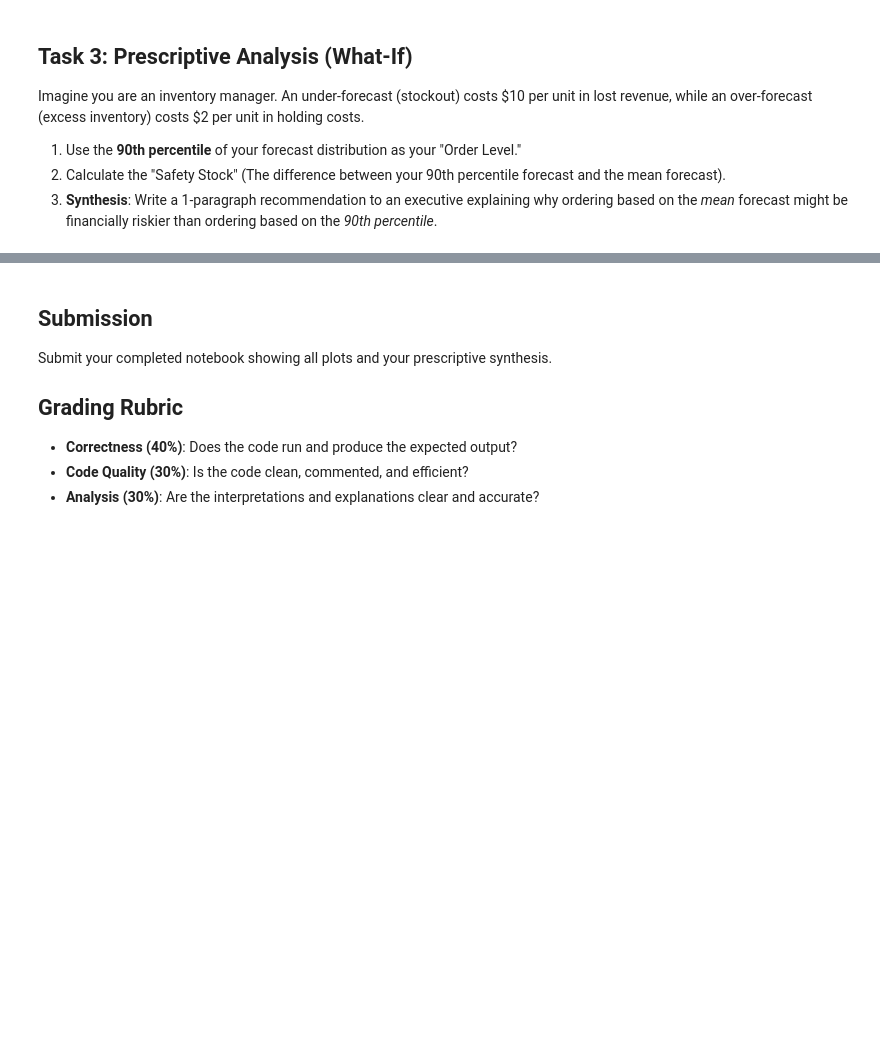
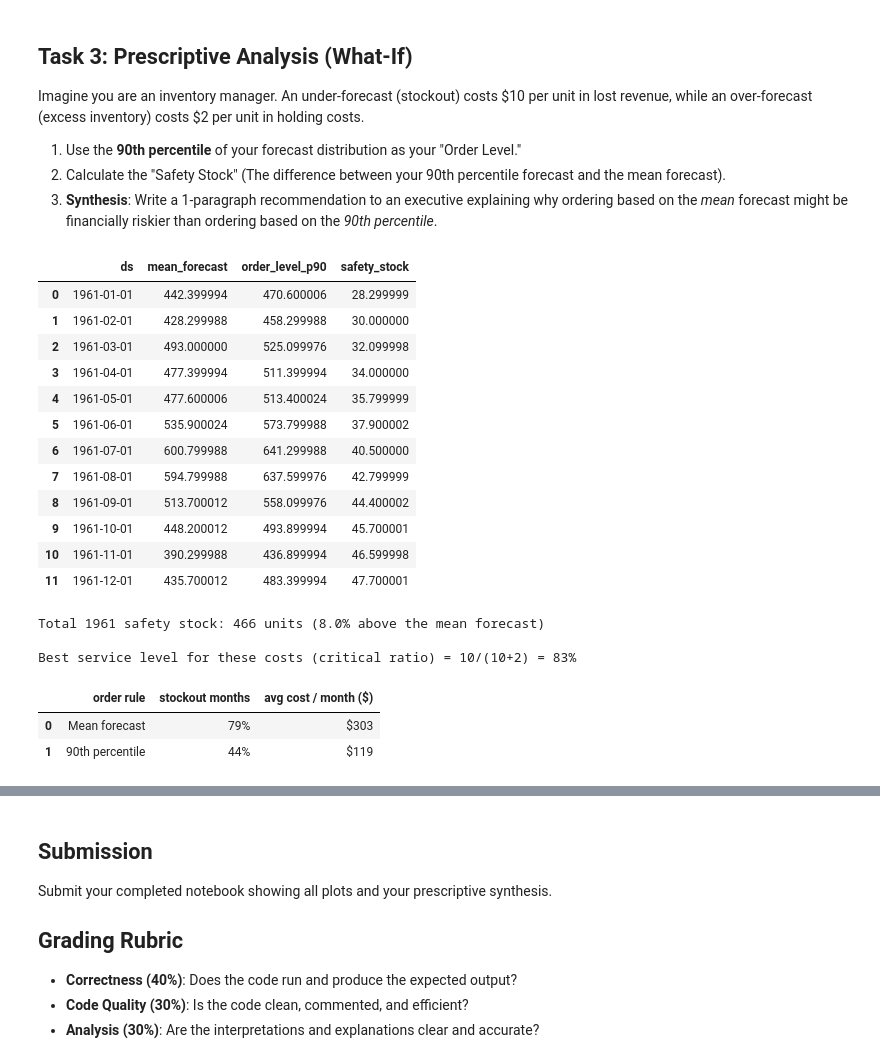
Before and after one commit to VickyGuo0907/DSE6230-forecasting-class-course-materials, a Jupyter notebook: assignments/week06_assignment.ipynb, the cells around one changed output, grey strips where cells are left out. Cells and saved outputs as stored; diff of their text form; code cells hidden in the pictures; blank space fills up the shorter version.

```diff
--- a/assignments/week06_assignment.ipynb
+++ b/assignments/week06_assignment.ipynb
@@ -47,3 +146,44 @@ Imagine you are an inventory manager. An under-forecast (stockout) costs \$10 pe
 3. **Synthesis**: Write a 1-paragraph recommendation to an executive explaining why ordering based on the *mean* forecast might be financially riskier than ordering based on the *90th percentile*.
 # %%
 # Your Code Here
+# Task 3: order level = 90th percentile, safety stock = P90 - mean
+# For a symmetric 80% interval, the upper bound IS the 90th percentile (10% of outcomes lie above it).
+plan = forecasts[["ds", "AutoETS", "AutoETS-hi-80"]].rename(columns={"AutoETS": "mean_forecast", "AutoETS-hi-80": "order_level_p90"})
+plan["safety_stock"] = plan["order_level_p90"] - plan["mean_forecast"]
+display(plan.round(1))
+print(f"Total 1961 safety stock: {plan['safety_stock'].sum():,.0f} units "
+      f"({plan['safety_stock'].sum() / plan['mean_forecast'].sum():.1%} above the mean forecast)")
+
+# What-if: replay both ordering rules on the Task 2 backtest (48 months with known actuals)
+COST_UNDER, COST_OVER = 10, 2          # $ per unit short (lost revenue) / per unit left over (holding)
+
+def cost(order, actual):
+    return COST_UNDER * np.maximum(actual - order, 0) + COST_OVER * np.maximum(order - actual, 0)
+
+whatif = pd.DataFrame({
+    "order rule": ["Mean forecast", "90th percentile"],
+    "stockout months": [(cv["y"] > cv["AutoETS"]).mean(), (cv["y"] > cv["AutoETS-hi-80"]).mean()],
+    "avg cost / month ($)": [cost(cv["AutoETS"], cv["y"]).mean(), cost(cv["AutoETS-hi-80"], cv["y"]).mean()],
+})
+print(f"\nBest service level for these costs (critical ratio) = {COST_UNDER}/({COST_UNDER}+{COST_OVER}) = {COST_UNDER/(COST_UNDER+COST_OVER):.0%}")
+whatif.style.format({"stockout months": "{:.0%}", "avg cost / month ($)": "${:,.0f}"})
+# %% [output]
+|  | ds | mean_forecast | order_level_p90 | safety_stock |
+| 0 | 1961-01-01 | 442.399994 | 470.600006 | 28.299999 |
+| 1 | 1961-02-01 | 428.299988 | 458.299988 | 30.000000 |
+| 2 | 1961-03-01 | 493.000000 | 525.099976 | 32.099998 |
+| 3 | 1961-04-01 | 477.399994 | 511.399994 | 34.000000 |
+| 4 | 1961-05-01 | 477.600006 | 513.400024 | 35.799999 |
+| 5 | 1961-06-01 | 535.900024 | 573.799988 | 37.900002 |
+| 6 | 1961-07-01 | 600.799988 | 641.299988 | 40.500000 |
+| 7 | 1961-08-01 | 594.799988 | 637.599976 | 42.799999 |
+| 8 | 1961-09-01 | 513.700012 | 558.099976 | 44.400002 |
+| 9 | 1961-10-01 | 448.200012 | 493.899994 | 45.700001 |
+| 10 | 1961-11-01 | 390.299988 | 436.899994 | 46.599998 |
+| 11 | 1961-12-01 | 435.700012 | 483.399994 | 47.700001 |
+Total 1961 safety stock: 466 units (8.0% above the mean forecast)
+
+Best service level for these costs (critical ratio) = 10/(10+2) = 83%
+|  | order rule | stockout months | avg cost / month ($) |
+| 0 | Mean forecast | 79% | $303 |
+| 1 | 90th percentile | 44% | $119 |
```
Also changed, not shown: parts of 6 cells of this notebook.
